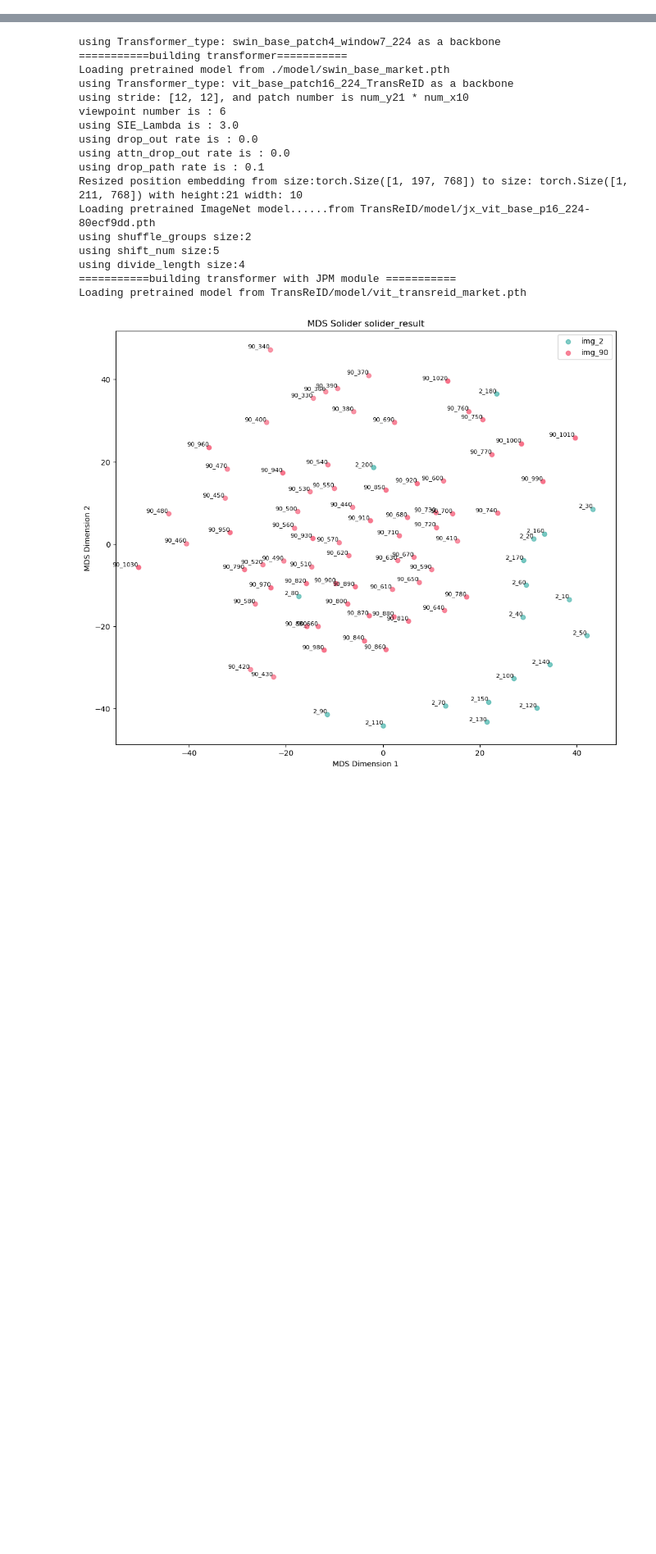
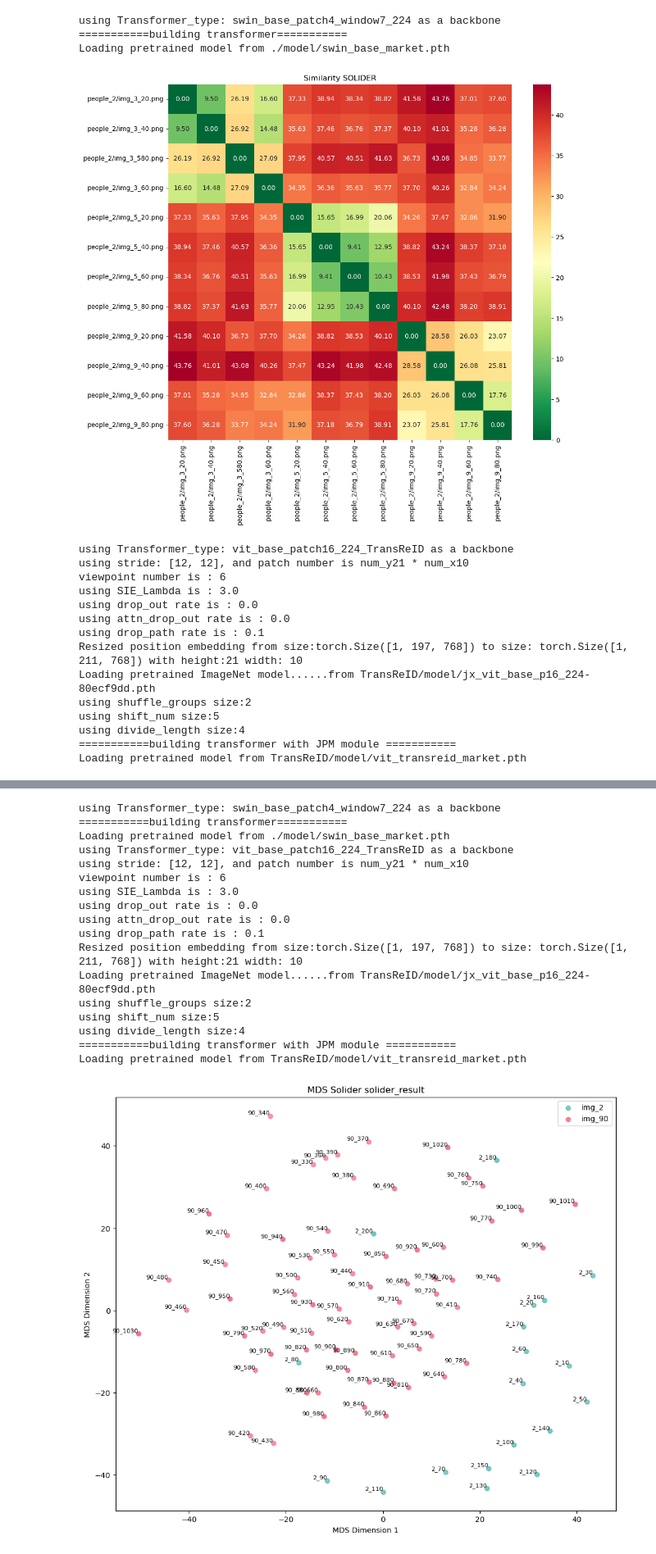
Before and after one commit to dunz21/solider-reid, a Jupyter notebook: plot.ipynb, the cells around one changed output, grey strips where cells are left out. Shown at 82% size. Cells and saved outputs as stored; diff of their text form; code cells hidden in the pictures; blank space fills up the shorter version.

```diff
--- a/plot.ipynb
+++ b/plot.ipynb
@@ -4,3 +4,26 @@ import pandas as pd
 import warnings
 warnings.filterwarnings('ignore')
 from sklearn.preprocessing import StandardScaler
+# %%
+heatmap_solider('people_2',weight='./model/swin_base_market.pth',semantic_weight=0.2)
+heatmap_transreid('people_2',pretrain_path="TransReID/model/jx_vit_base_p16_224-80ecf9dd.pth",weight="TransReID/model/vit_transreid_market.pth")
+heatmap_alignreid('people_2',weight="AlignedReID/Cuhk03_Resnet50_Alignedreid/checkpoint_ep300.pth.tar")
+# %% [output]
+using Transformer_type: swin_base_patch4_window7_224 as a backbone
+===========building transformer===========
+Loading pretrained model from ./model/swin_base_market.pth
+[figure, added]
+using Transformer_type: vit_base_patch16_224_TransReID as a backbone
+using stride: [12, 12], and patch number is num_y21 * num_x10
+viewpoint number is : 6
+using SIE_Lambda is : 3.0
+using drop_out rate is : 0.0
+using attn_drop_out rate is : 0.0
+using drop_path rate is : 0.1
+Resized position embedding from size:torch.Size([1, 197, 768]) to size: torch.Size([1, 211, 768]) with height:21 width: 10
+Loading pretrained ImageNet model......from TransReID/model/jx_vit_base_p16_224-80ecf9dd.pth
+using shuffle_groups size:2
+using shift_num size:5
+using divide_length size:4
+===========building transformer with JPM module ===========
+Loading pretrained model from TransReID/model/vit_transreid_market.pth
```
Also changed, not shown: parts of 1 cell of this notebook, 2 other files.
